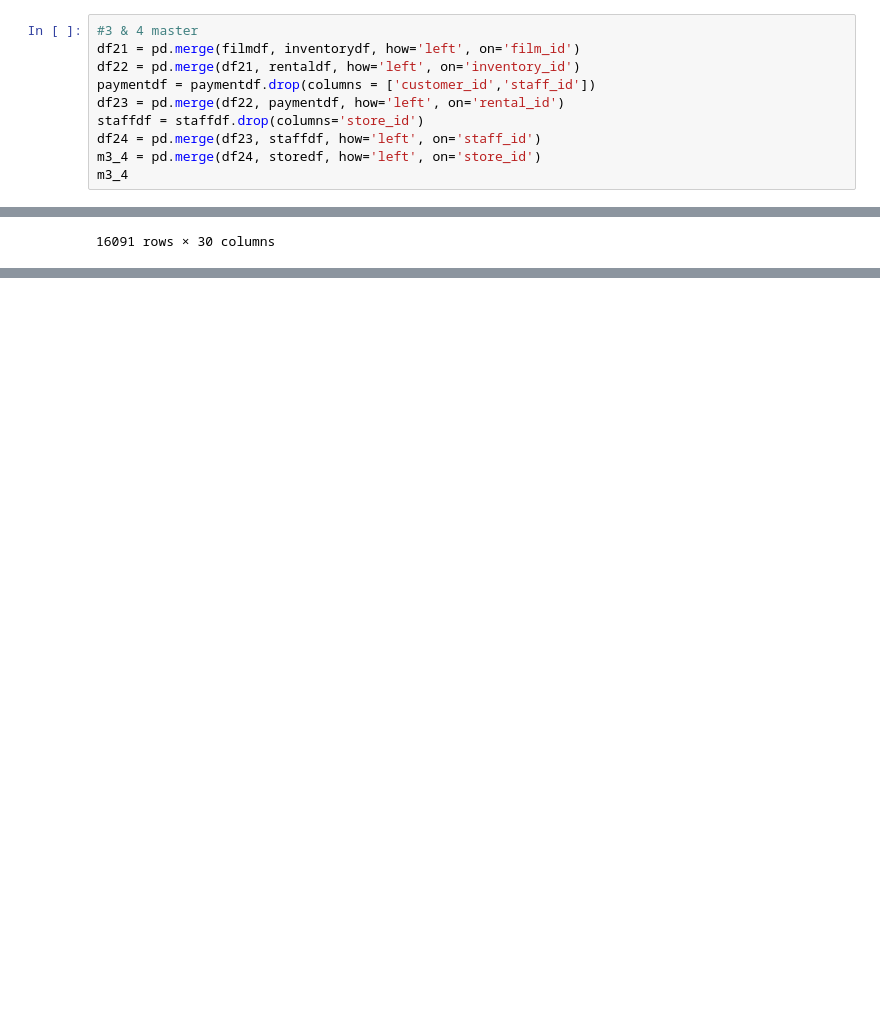
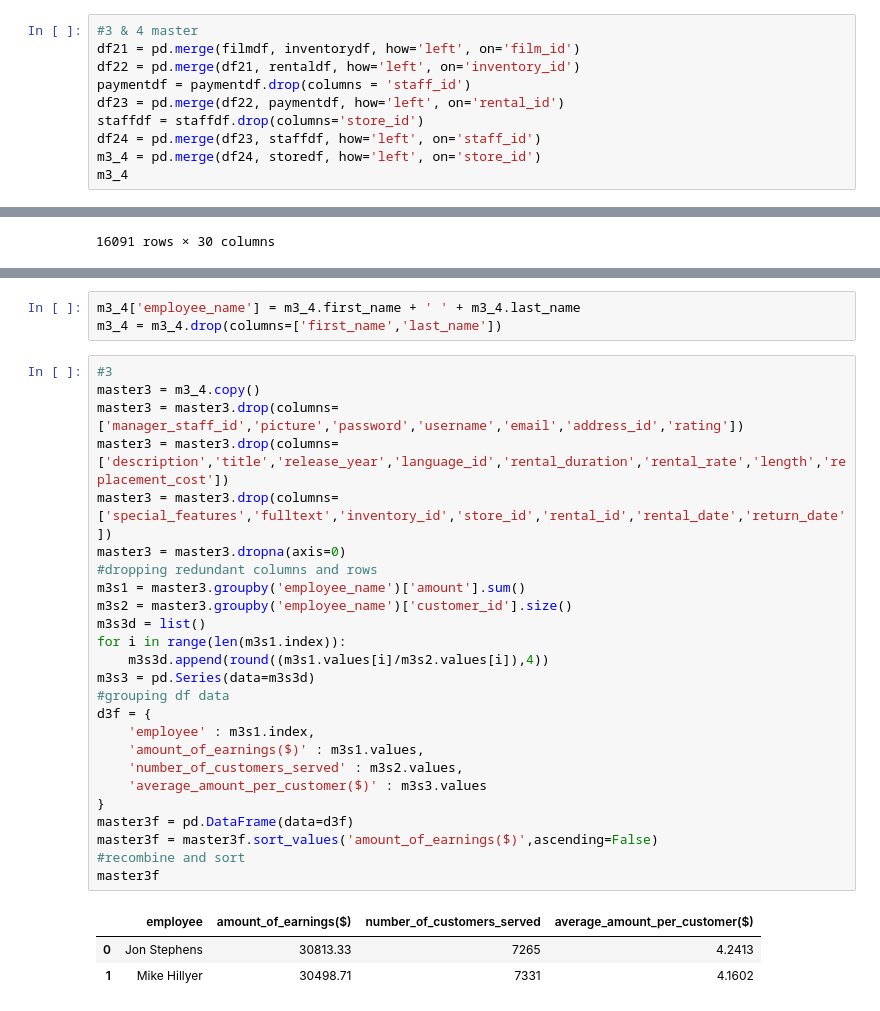
Before and after one commit to vick998/Banzae-py, a Jupyter notebook: Top5s.ipynb, the cells around one changed output, grey strips where cells are left out. Saved outputs shown, nothing was run; the diff lists cells and outputs as text; blank space fills up the shorter version.

```diff
--- a/Top5s.ipynb
+++ b/Top5s.ipynb
@@ -189,7 +189,7 @@ m2
 #3 & 4 master
 df21 = pd.merge(filmdf, inventorydf, how='left', on='film_id')
 df22 = pd.merge(df21, rentaldf, how='left', on='inventory_id')
-paymentdf = paymentdf.drop(columns = ['customer_id','staff_id'])
+paymentdf = paymentdf.drop(columns = 'staff_id')
 df23 = pd.merge(df22, paymentdf, how='left', on='rental_id')
 staffdf = staffdf.drop(columns='store_id')
 df24 = pd.merge(df23, staffdf, how='left', on='staff_id')
@@ -309,0 +312,32 @@ master2f
+# %%
+m3_4['employee_name'] = m3_4.first_name + ' ' + m3_4.last_name
+m3_4 = m3_4.drop(columns=['first_name','last_name'])
+# %%
+#3
+master3 = m3_4.copy()
+master3 = master3.drop(columns=['manager_staff_id','picture','password','username','email','address_id','rating'])
+master3 = master3.drop(columns=['description','title','release_year','language_id','rental_duration','rental_rate','length','replacement_cost'])
+master3 = master3.drop(columns=['special_features','fulltext','inventory_id','store_id','rental_id','rental_date','return_date'])
+master3 = master3.dropna(axis=0)
+#dropping redundant columns and rows
+m3s1 = master3.groupby('employee_name')['amount'].sum()
+m3s2 = master3.groupby('employee_name')['customer_id'].size()
+m3s3d = list()
+for i in range(len(m3s1.index)):
+    m3s3d.append(round((m3s1.values[i]/m3s2.values[i]),4))
+m3s3 = pd.Series(data=m3s3d)
+#grouping df data
+d3f = {
+    'employee' : m3s1.index,
+    'amount_of_earnings($)' : m3s1.values,
+    'number_of_customers_served' : m3s2.values,
+    'average_amount_per_customer($)' : m3s3.values
+}
+master3f = pd.DataFrame(data=d3f)
+master3f = master3f.sort_values('amount_of_earnings($)',ascending=False)
+#recombine and sort
+master3f
+# %% [output]
+|  | employee | amount_of_earnings($) | number_of_customers_served | average_amount_per_customer($) |
+| 0 | Jon Stephens | 30813.33 | 7265 | 4.2413 |
+| 1 | Mike Hillyer | 30498.71 | 7331 | 4.1602 |
```
Also changed, not shown: parts of 7 cells of this notebook.
